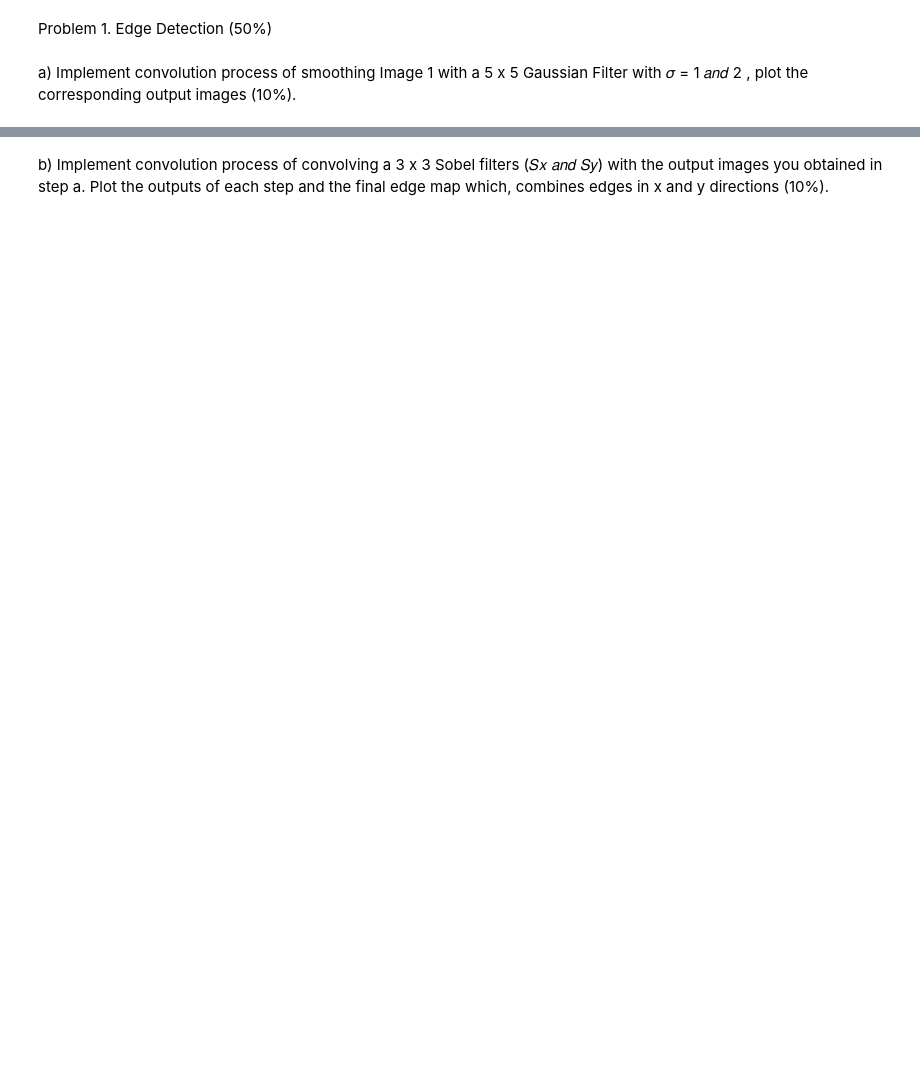
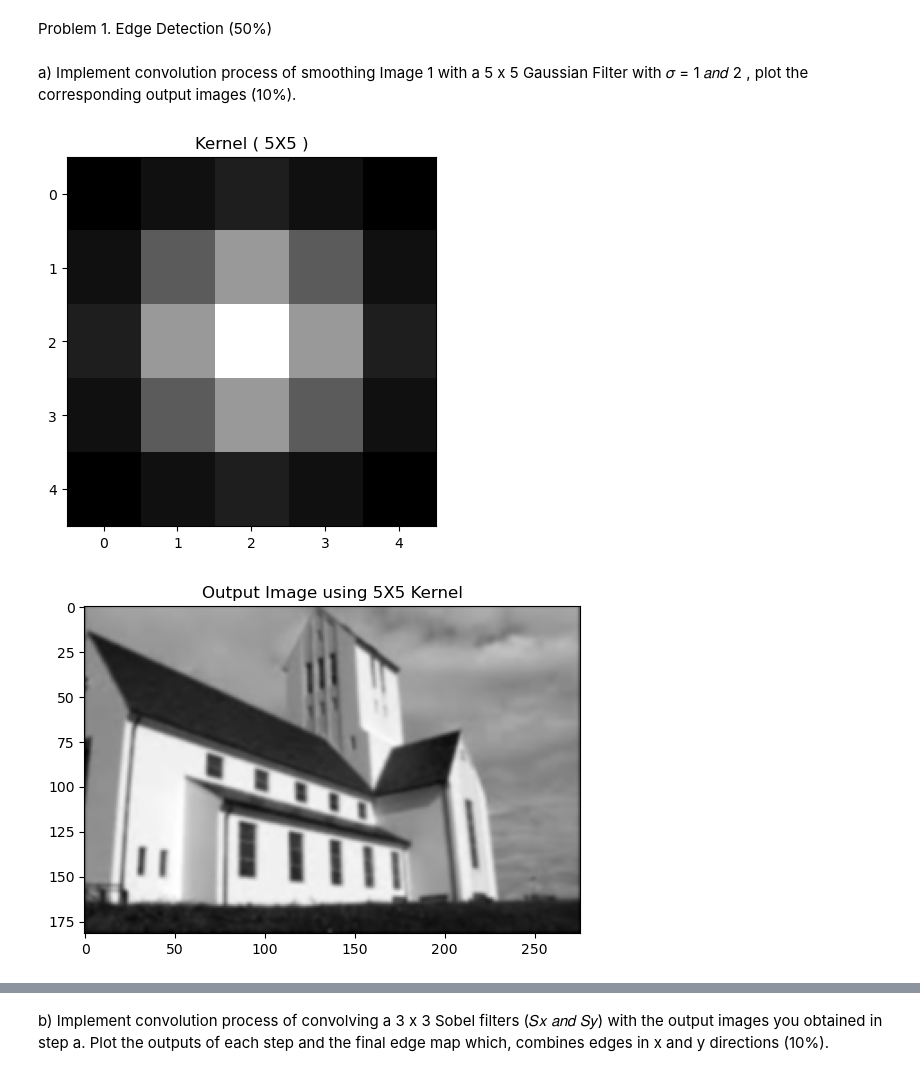
Before and after one commit to aabusha3/Convolution-Edge-and-Corner-Detection_CS4442-3, a Jupyter notebook: assignment3_AbuShawarib_Ahmad.ipynb, the cells around one changed output, grey strips where cells are left out. Cells and saved outputs as stored; diff of their text form; code cells hidden in the pictures; blank space fills up the shorter version.

```diff
--- a/assignment3_AbuShawarib_Ahmad.ipynb
+++ b/assignment3_AbuShawarib_Ahmad.ipynb
@@ -0,0 +7,21 @@
+# %%
+image = cv2.imread('./house.png')
+img = cv2.cvtColor(image, cv2.COLOR_BGR2GRAY)
+plt.imshow(img, cmap='gray')
+plt.title("Image")
+plt.show()
+
+edge_x = cv2.Sobel(img,cv2.CV_64F,1,0,ksize=3)**2
+edge_y = cv2.Sobel(img,cv2.CV_64F,0,1,ksize=3)**2
+
+plt.imshow(edge_x, interpolation='none', cmap='gray')
+plt.title("img x edges")
+plt.show()
+plt.imshow(edge_y, interpolation='none', cmap='gray')
+plt.title("img y edges")
+plt.show()
+
+edge = np.sqrt(edge_x + edge_y)
+plt.imshow(edge, interpolation='none', cmap='gray')
+plt.title("img x+y edges")
+plt.show()
@@ -100,0 +87,12 @@ if __name__ == '__main__':
+# %%
+Guas1 = gaussian_kernel(5, 1)
+plt.imshow(Guas1, interpolation='none', cmap='gray')
+plt.title("Kernel ( {}X{} )".format(5, 5))
+plt.show()
+Guas_img1 = convolution(img, Guas1, average=True)
+plt.imshow(Guas_img1, cmap='gray')
+plt.title("Output Image using {}X{} Kernel".format(Guas1.shape[0], Guas1.shape[1]))
+plt.show()
+# %% [output]
+[figure, added]
+[figure, added]
```
Also changed, not shown: parts of 10 cells of this notebook.
